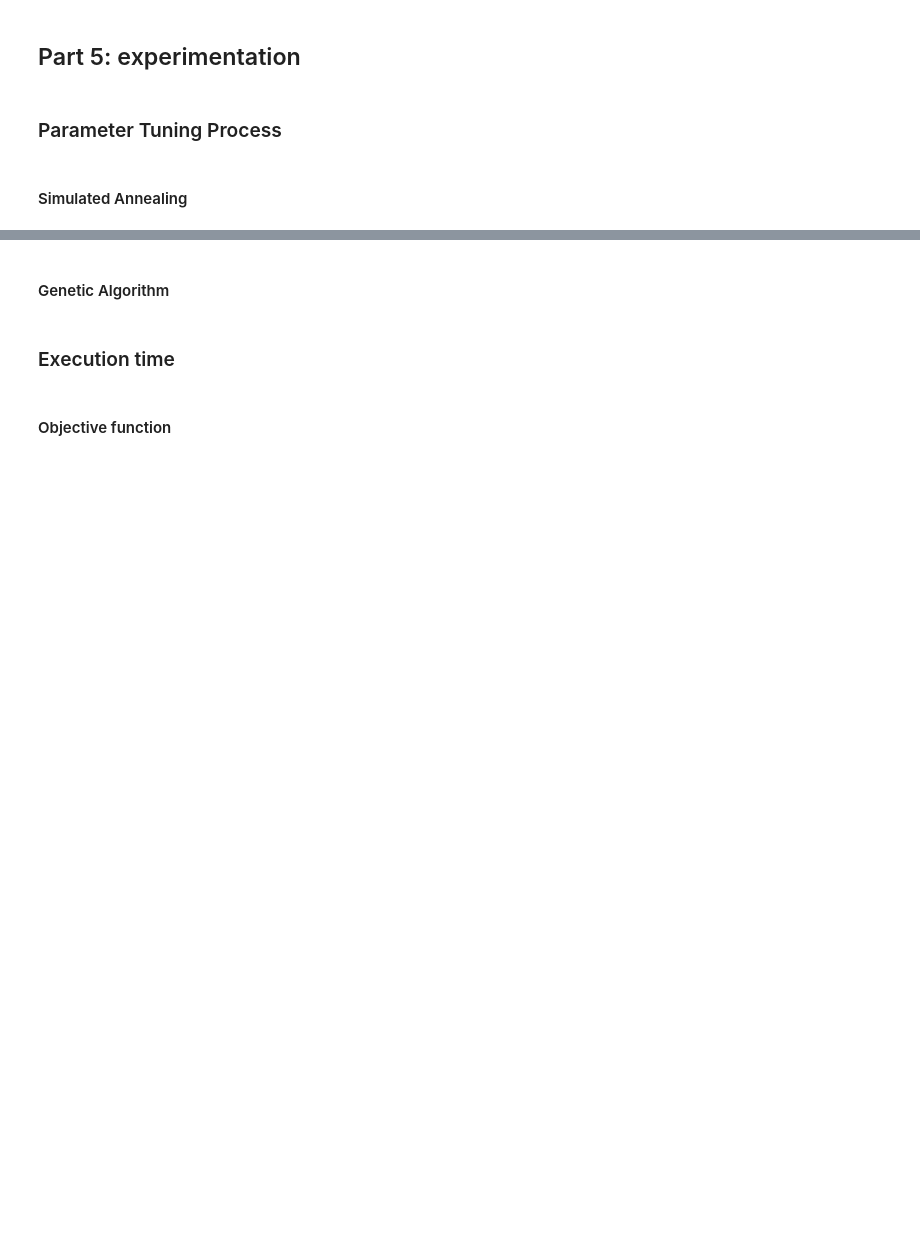
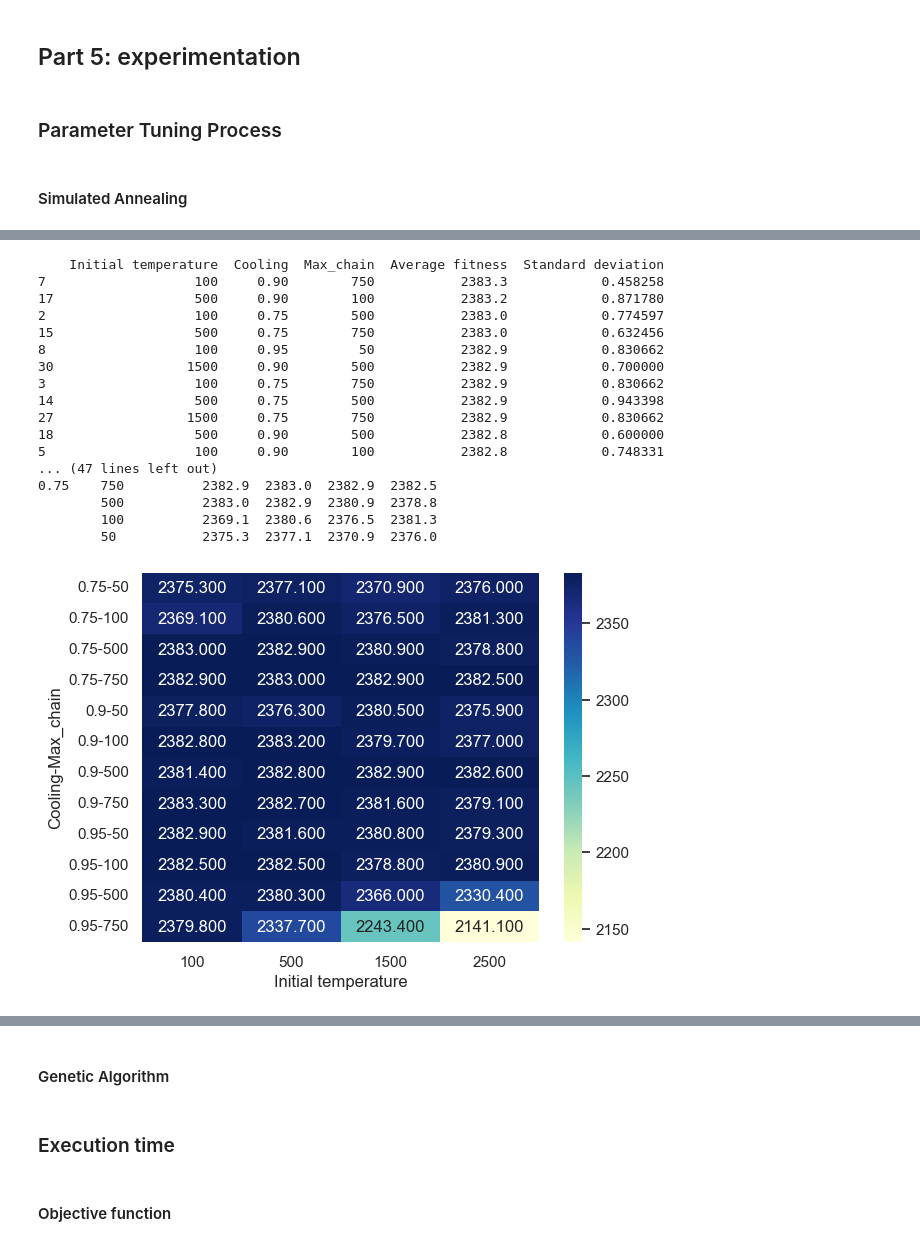
Before and after one commit to usainzg/search-heuristics, a Jupyter notebook: LOP_Naroa_Unai.ipynb, the cells around one changed output, grey strips where cells are left out. Drawn from its saved outputs; the diff is of its cells as text; code cells hidden in the pictures; blank space fills up the shorter version.

Commit message:
add code for heatmaps parameter tuning

```diff
--- a/LOP_Naroa_Unai.ipynb
+++ b/LOP_Naroa_Unai.ipynb
@@ -279,7 +279,6 @@ def simulated_annealing(
     temperature_cooling=0.9,
     max_chain=100,
 ):
-    G = instance[1]
     size = instance[0]
 
     # Same as in local search
@@ -493,5 +500,7 @@ print(
 # %%
 instance_10 = read_instance_LOP(f"{std_instances_path}/Cebe.lop.n10.1")
 instance_30 = read_instance_LOP(f"{std_instances_path}/Cebe.lop.n30.3")
+# %%
+N_RUNS = 10
 # %% [markdown]
 #### Simulated Annealing
@@ -498,10 +512,5 @@ instance_30 = read_instance_LOP(f"{std_instances_path}/Cebe.lop.n30.3")
 # %%
 print("Initial temperature \t Cooling \t max_chain \t Fitness(μ ± σ) \t evals")
-
-max_evals = 50000
-initial_temperatures = [100, 500, 1500, 2500]
-temperature_cooling = [0.75, 0.9, 0.95]
-max_chain = [50, 100, 500, 750]
 avg_fitnesses = []
 deviations = []
 list_initial_temperatures = []
@@ -513,10 +522,10 @@ for tmp in initial_temperatures:
         for chain in max_chain:
             time_list = []
             fit_l = []
-            for i in range(10):
+            for i in range(N_RUNS):
                 start = time()
                 (fitness, sol, evals) = simulated_annealing(
-                    instance,
+                    instance_10,
                     evals=max_evals,
                     constructive_solution=False,
                     initial_temperature=tmp,
@@ -545,0 +573,51 @@ for tmp in initial_temperatures:
+# %%
+pd.set_option("expand_frame_repr", False)
+datos = pd.DataFrame(
+    {
+        "Initial temperature": list_initial_temperatures,
+        "Cooling": list_coolings,
+        "Max_chain": list_max_chain,
+        "Average fitness": avg_fitnesses,
+        "Standard deviation": deviations,
+    }
+)
+
+datos.sort_values(
+    by=["Average fitness"], inplace=True, ascending=False
+)
+print(datos)
+
+datos = datos.pivot(
+    index=["Cooling", "Max_chain"],
+    columns=[
+        "Initial temperature",
+    ],
+    values="Average fitness",
+)
+
+sns.heatmap(datos, annot=True, fmt=".3f", cmap="YlGnBu")
+datos.sort_index(axis=0, ascending=False, inplace=True)
+print(datos)
+
+# TODO: change!!!
+# BEST: Temperatura init (100), cooling (0.90) y max_chain (750).
+# Fitness: 2383.3  ±  0.458
+# %% [output]
+    Initial temperature  Cooling  Max_chain  Average fitness  Standard deviation
+7                   100     0.90        750           2383.3            0.458258
+17                  500     0.90        100           2383.2            0.871780
+2                   100     0.75        500           2383.0            0.774597
+15                  500     0.75        750           2383.0            0.632456
+8                   100     0.95         50           2382.9            0.830662
+30                 1500     0.90        500           2382.9            0.700000
+3                   100     0.75        750           2382.9            0.830662
+14                  500     0.75        500           2382.9            0.943398
+27                 1500     0.75        750           2382.9            0.830662
+18                  500     0.90        500           2382.8            0.600000
+5                   100     0.90        100           2382.8            0.748331
+... (47 lines left out)
+0.75    750          2382.9  2383.0  2382.9  2382.5
+        500          2383.0  2382.9  2380.9  2378.8
+        100          2369.1  2380.6  2376.5  2381.3
+        50           2375.3  2377.1  2370.9  2376.0
+[figure, added]
```
Also changed, not shown: parts of 19 cells of this notebook.
